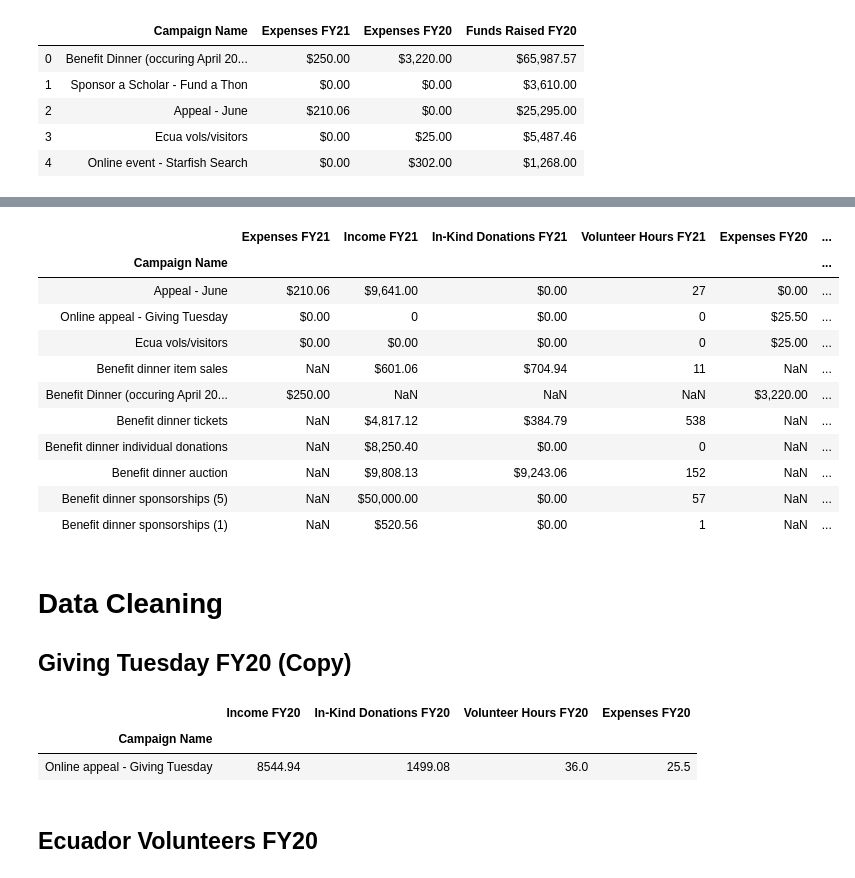
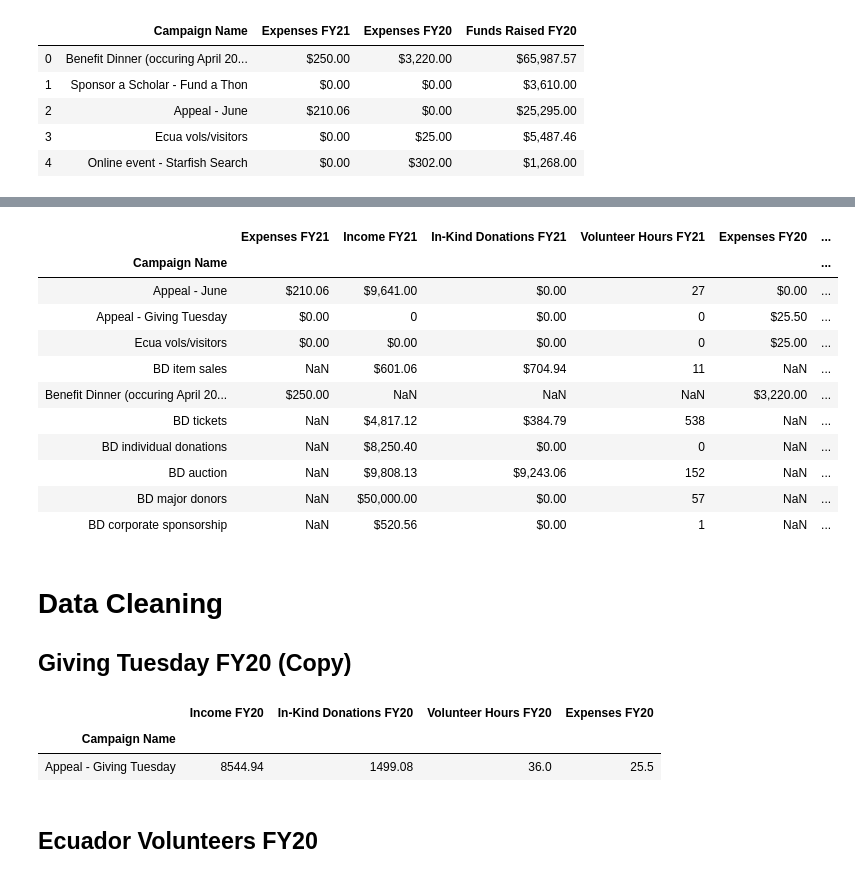
Before and after one commit to patelpurvip/Board-Fundraising-Analysis, a Jupyter notebook: Giving Campaigns Analysis.ipynb, the cells around one changed output, grey strips where cells are left out. Cells and saved outputs as stored; diff of their text form; code cells hidden in the pictures.

```diff
--- a/Giving Campaigns Analysis.ipynb
+++ b/Giving Campaigns Analysis.ipynb
@@ -53,26 +53,27 @@ income_vs_expense
 # %%
 del income_vs_expense['Bucket']
 
 x = income_vs_expense.set_index(['Campaign Name'])
 
 Campaigns_to_Analyze = x.loc[['Appeal - June', 'Online appeal - Giving Tuesday', 'Ecua vols/visitors', 'Benefit dinner item sales', 'Benefit Dinner (occuring April 2020) (SPANS TWO FYs)', 'Benefit dinner tickets', 'Benefit dinner individual donations', 'Benefit dinner auction', 'Benefit dinner sponsorships (5)', 'Benefit dinner sponsorships (1)']]
 
 Campaigns_to_Analyze.replace(regex=['coming soon'], value='0', inplace=True)
+Campaigns_to_Analyze = Campaigns_to_Analyze.rename(index={'Online appeal - Giving Tuesday': 'Appeal - Giving Tuesday','Benefit dinner item sales': 'BD item sales', 'Benefit dinner tickets': 'BD tickets', 'Benefit dinner individual donations': 'BD individual donations', 'Benefit dinner auction': 'BD auction', 'Benefit dinner sponsorships (5)': 'BD major donors', 'Benefit dinner sponsorships (1)': 'BD corporate sponsorship'})
 
 Campaigns_to_Analyze
 # %% [output]
 |  | Expenses FY21 | Income FY21 | In-Kind Donations FY21 | Volunteer Hours FY21 | Expenses FY20 | ... |
 | Campaign Name |  |  |  |  |  | ... |
 | Appeal - June | $210.06 | $9,641.00 | $0.00 | 27 | $0.00 | ... |
-| Online appeal - Giving Tuesday | $0.00 | 0 | $0.00 | 0 | $25.50 | ... |
+| Appeal - Giving Tuesday | $0.00 | 0 | $0.00 | 0 | $25.50 | ... |
 | Ecua vols/visitors | $0.00 | $0.00 | $0.00 | 0 | $25.00 | ... |
-| Benefit dinner item sales | NaN | $601.06 | $704.94 | 11 | NaN | ... |
+| BD item sales | NaN | $601.06 | $704.94 | 11 | NaN | ... |
 | Benefit Dinner (occuring April 20... | $250.00 | NaN | NaN | NaN | $3,220.00 | ... |
-| Benefit dinner tickets | NaN | $4,817.12 | $384.79 | 538 | NaN | ... |
-| Benefit dinner individual donations | NaN | $8,250.40 | $0.00 | 0 | NaN | ... |
-| Benefit dinner auction | NaN | $9,808.13 | $9,243.06 | 152 | NaN | ... |
-| Benefit dinner sponsorships (5) | NaN | $50,000.00 | $0.00 | 57 | NaN | ... |
-| Benefit dinner sponsorships (1) | NaN | $520.56 | $0.00 | 1 | NaN | ... |
+| BD tickets | NaN | $4,817.12 | $384.79 | 538 | NaN | ... |
+| BD individual donations | NaN | $8,250.40 | $0.00 | 0 | NaN | ... |
+| BD auction | NaN | $9,808.13 | $9,243.06 | 152 | NaN | ... |
+| BD major donors | NaN | $50,000.00 | $0.00 | 57 | NaN | ... |
+| BD corporate sponsorship | NaN | $520.56 | $0.00 | 1 | NaN | ... |
 # %% [markdown]
 # Data Cleaning
 
@@ -84,7 +85,7 @@ Giving_Tuesday
 # %% [output]
 |  | Income FY20 | In-Kind Donations FY20 | Volunteer Hours FY20 | Expenses FY20 |
 | Campaign Name |  |  |  |  |
-| Online appeal - Giving Tuesday | 8544.94 | 1499.08 | 36.0 | 25.5 |
+| Appeal - Giving Tuesday | 8544.94 | 1499.08 | 36.0 | 25.5 |
 # %% [markdown]
 ## Ecuador Volunteers FY20
 # %%
```
Also changed, not shown: parts of 10 cells of this notebook, 5 other files.
